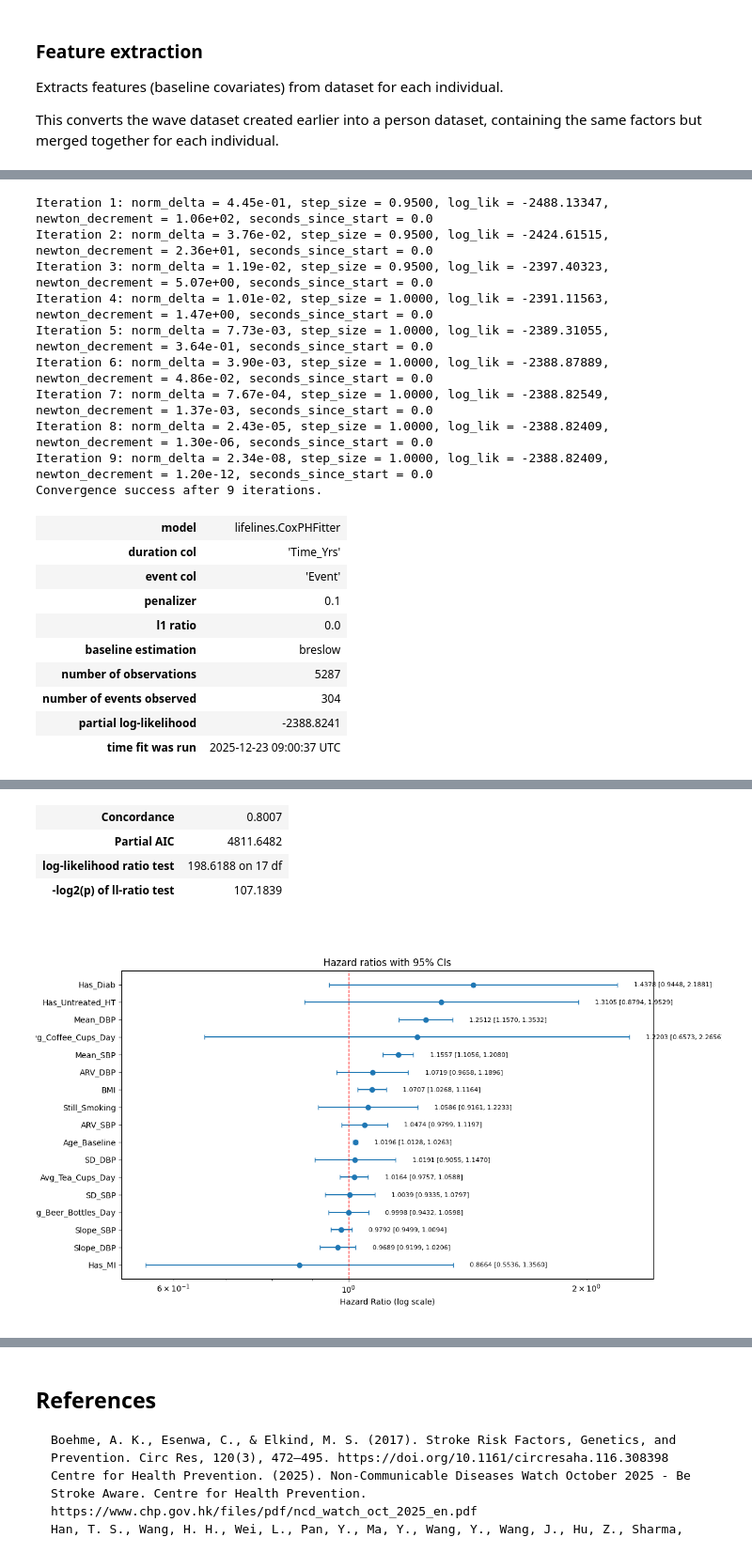
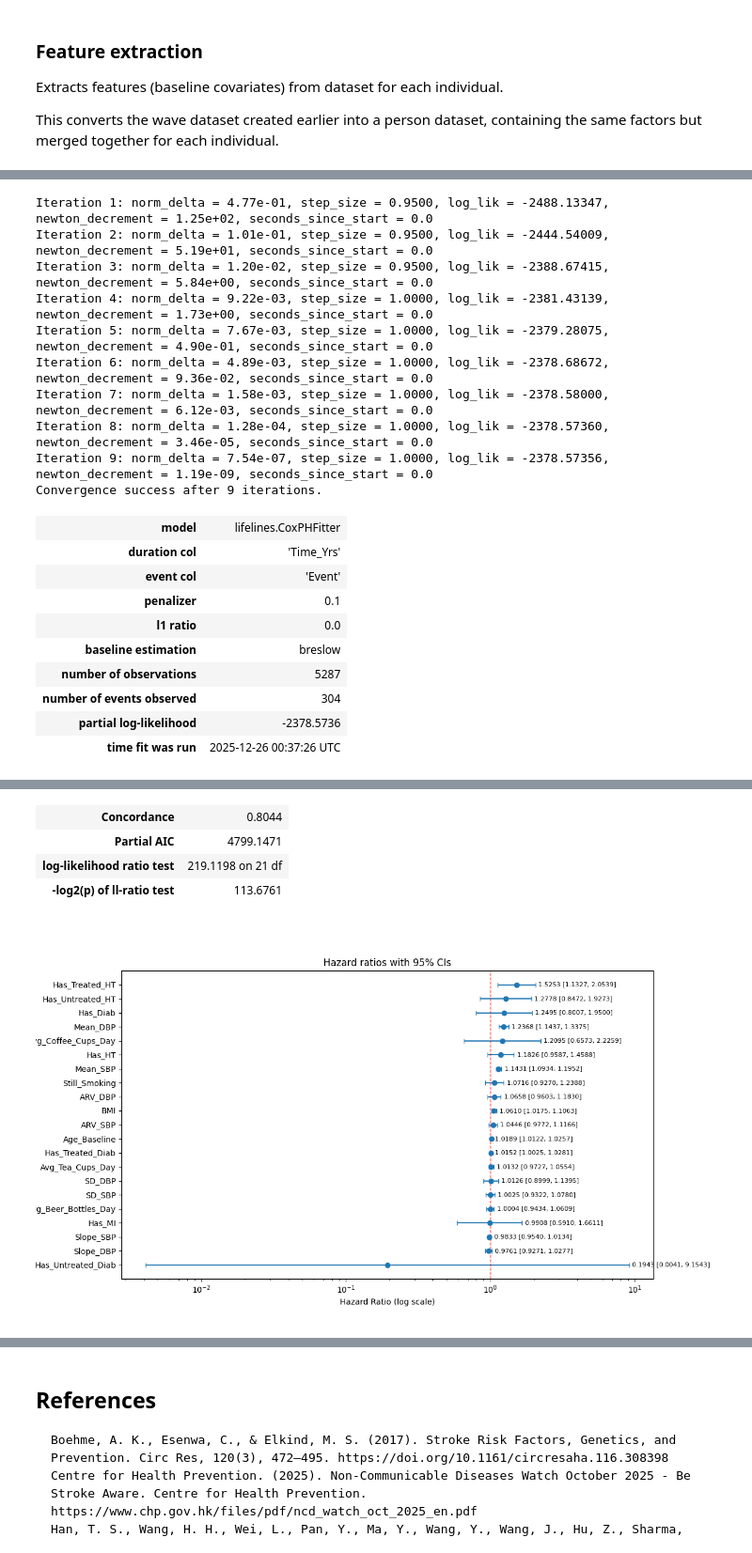
Before and after one commit to ZCG-coder/HKU_Budding_1, a Jupyter notebook: data/Explore.ipynb, the cells around one changed output, grey strips where cells are left out. Shown: that part at 94% size. Drawn from its saved outputs; the diff is of its cells as text; code cells hidden in the pictures.

```diff
--- a/data/Explore.ipynb
+++ b/data/Explore.ipynb
@@ -393,13 +400,33 @@ for pid, df in persons.items():
     age_baseline = baseline_row["Age"]
     bmi = baseline_row["BMI"]
     has_untreated_ht = baseline_row["Has_HT"] and not baseline_row["HT_OnHTDrugs"]
-    has_diab = baseline_row['Has_Diab']
+    has_treated_ht = baseline_row["Has_HT"] and baseline_row["HT_OnHTDrugs"]
+    has_untreated_diab = baseline_row['Has_Diab'] and not (
+        baseline_row["Diab_Age"] or
+        baseline_row["Diab_OnDiet"] or
+        baseline_row["Diet_OnWeightCtrl"] or
+        baseline_row["Diab_OnOralMeds"] or
+        baseline_row["Diab_OnInsulin"]
+    )
+    has_treated_diab = baseline_row['Has_Diab'] and (
+        baseline_row["Diab_Age"] or
+        baseline_row["Diab_OnDiet"] or
+        baseline_row["Diet_OnWeightCtrl"] or
+        baseline_row["Diab_OnOralMeds"] or
+        baseline_row["Diab_OnInsulin"]
+    )
     has_mi = baseline_row['Has_MI']
     still_smoking = baseline_row['Still_Smoking']
-    years_with_ht = baseline_row['Wave']
+    years_with_ht = age_baseline
     avg_beer_day = baseline_row['Avg_Beer_Bottles_Day']
     avg_tea_day = baseline_row['Avg_Tea_Cups_Day']
     avg_coffee_day = baseline_row['Avg_Coffee_Cups_Day']
+
+
+    years_ht   = infer_years_with_condition(df, onset_col='HT_Age',   age_col='Age')
+    years_diab = infer_years_with_condition(df, onset_col='Diab_Age', age_col='Age')
+    years_mi   = infer_years_with_condition(df, onset_col='MI_Age',   age_col='Age')
+    years_tia  = infer_years_with_condition(df, onset_col='TIA_Age',  age_col='Age')
 
     row = {
         'ID': pid,
@@ -420,23 +447,27 @@ for pid, df in persons.items():
         'Age_Baseline': age_baseline,
         'BMI': bmi,
         'Has_Untreated_HT': has_untreated_ht,
+        'Has_Treated_HT': has_treated_ht,
+        'Has_HT': baseline_row["Has_HT"],
         'Years_HT': years_with_ht,
-        'Has_Diab': has_diab,
+        'Has_Untreated_Diab': has_untreated_diab,
+        'Has_Treated_Diab': has_treated_diab,
+        'Has_Diab': baseline_row["Has_Diab"],
         'Has_MI': has_mi,
         'Still_Smoking': still_smoking,
         'Avg_Beer_Bottles_Day': avg_beer_day,
         'Avg_Coffee_Cups_Day': avg_coffee_day,
         'Avg_Tea_Cups_Day': avg_tea_day,
+        'Years_HT': years_ht,
+        'Years_Diab': years_diab,
+        'Years_MI': years_mi,
+        'Years_TIA': years_tia,
     }
     rows.append(row)
 
 df_person = pd.DataFrame(rows)
 df_person = df_person.dropna(subset=['Time_Yrs'])
 
-# Incidence by slope tertiles
-df_person['Slope_SBP_Q'] = pd.qcut(df_person['Slope_SBP'].fillna(0), q=3, labels=['Low', 'Mid', 'High'])
-df_person['Slope_DBP_Q'] = pd.qcut(df_person['Slope_DBP'].fillna(0), q=3, labels=['Low', 'Mid', 'High'])
-
 df_person
 # %% [output]
 |  | ID | Baseline_Wave | N_Obs_SBP | N_Obs_DBP | Mean_SBP | Mean_DBP | SD_SBP | SD_DBP | ARV_SBP | ARV_DBP | ... |
@@ -481,7 +516,7 @@ In the Cox model, the following variables are scaled to ensure better visibility
 - BMI - Scaled by 2 times
 # %%
 cph_df = df_person[['Time_Yrs', 'Event', 'Slope_SBP', 'Slope_DBP', 'Mean_SBP', 'Mean_DBP', 'SD_SBP', 'SD_DBP', 'ARV_SBP', 'ARV_DBP',
-                    'Age_Baseline', 'BMI', 'Has_Untreated_HT', 'Has_Diab', 'Has_MI', 'Still_Smoking',
+                    'Age_Baseline', 'BMI', 'Has_Untreated_HT', 'Has_Untreated_Diab', 'Has_Treated_HT', 'Has_Treated_Diab', 'Has_HT', 'Has_Diab', 'Has_MI', 'Still_Smoking',
                     'Avg_Beer_Bottles_Day', 'Avg_Coffee_Cups_Day', 'Avg_Tea_Cups_Day', ]].copy()
 cph_df = cph_df.dropna()
 
@@ -548,15 +583,15 @@ for i, (h, lo, hi) in enumerate(zip(hr, summary_df['hr_lower'], summary_df['hr_u
 
 plt.show()
 # %% [output]
-Iteration 1: norm_delta = 4.45e-01, step_size = 0.9500, log_lik = -2488.13347, newton_decrement = 1.06e+02, seconds_since_start = 0.0
-Iteration 2: norm_delta = 3.76e-02, step_size = 0.9500, log_lik = -2424.61515, newton_decrement = 2.36e+01, seconds_since_start = 0.0
-Iteration 3: norm_delta = 1.19e-02, step_size = 0.9500, log_lik = -2397.40323, newton_decrement = 5.07e+00, seconds_since_start = 0.0
-Iteration 4: norm_delta = 1.01e-02, step_size = 1.0000, log_lik = -2391.11563, newton_decrement = 1.47e+00, seconds_since_start = 0.0
-Iteration 5: norm_delta = 7.73e-03, step_size = 1.0000, log_lik = -2389.31055, newton_decrement = 3.64e-01, seconds_since_start = 0.0
-Iteration 6: norm_delta = 3.90e-03, step_size = 1.0000, log_lik = -2388.87889, newton_decrement = 4.86e-02, seconds_since_start = 0.0
-Iteration 7: norm_delta = 7.67e-04, step_size = 1.0000, log_lik = -2388.82549, newton_decrement = 1.37e-03, seconds_since_start = 0.0
-Iteration 8: norm_delta = 2.43e-05, step_size = 1.0000, log_lik = -2388.82409, newton_decrement = 1.30e-06, seconds_since_start = 0.0
-Iteration 9: norm_delta = 2.34e-08, step_size = 1.0000, log_lik = -2388.82409, newton_decrement = 1.20e-12, seconds_since_start = 0.0
+Iteration 1: norm_delta = 4.77e-01, step_size = 0.9500, log_lik = -2488.13347, newton_decrement = 1.25e+02, seconds_since_start = 0.0
+Iteration 2: norm_delta = 1.01e-01, step_size = 0.9500, log_lik = -2444.54009, newton_decrement = 5.19e+01, seconds_since_start = 0.0
+Iteration 3: norm_delta = 1.20e-02, step_size = 0.9500, log_lik = -2388.67415, newton_decrement = 5.84e+00, seconds_since_start = 0.0
+Iteration 4: norm_delta = 9.22e-03, step_size = 1.0000, log_lik = -2381.43139, newton_decrement = 1.73e+00, seconds_since_start = 0.0
+Iteration 5: norm_delta = 7.67e-03, step_size = 1.0000, log_lik = -2379.28075, newton_decrement = 4.90e-01, seconds_since_start = 0.0
+Iteration 6: norm_delta = 4.89e-03, step_size = 1.0000, log_lik = -2378.68672, newton_decrement = 9.36e-02, seconds_since_start = 0.0
+Iteration 7: norm_delta = 1.58e-03, step_size = 1.0000, log_lik = -2378.58000, newton_decrement = 6.12e-03, seconds_since_start = 0.0
+Iteration 8: norm_delta = 1.28e-04, step_size = 1.0000, log_lik = -2378.57360, newton_decrement = 3.46e-05, seconds_since_start = 0.0
+Iteration 9: norm_delta = 7.54e-07, step_size = 1.0000, log_lik = -2378.57356, newton_decrement = 1.19e-09, seconds_since_start = 0.0
 Convergence success after 9 iterations.
 | model | lifelines.CoxPHFitter |
 | duration col | 'Time_Yrs' |
@@ -566,6 +601,6 @@ Convergence success after 9 iterations.
 | baseline estimation | breslow |
 | number of observations | 5287 |
 | number of events observed | 304 |
-| partial log-likelihood | -2388.8241 |
-| time fit was run | 2025-12-23 09:00:37 UTC |
+| partial log-likelihood | -2378.5736 |
+| time fit was run | 2025-12-26 00:37:26 UTC |
 |  | coef | exp(coef) | se(coef) | coef lower 95% | coef upper 95% | exp(coef) lower 95% | ... |
@@ -589,6 +623,6 @@ Convergence success after 9 iterations.
-| Concordance | 0.8007 |
-| Partial AIC | 4811.6482 |
-| log-likelihood ratio test | 198.6188 on 17 df |
-| -log2(p) of ll-ratio test | 107.1839 |
+| Concordance | 0.8044 |
+| Partial AIC | 4799.1471 |
+| log-likelihood ratio test | 219.1198 on 21 df |
+| -log2(p) of ll-ratio test | 113.6761 |
-[figure, old version]
+[figure, new version]
 # %% [markdown]
```
Also changed, not shown: parts of 9 cells of this notebook, 2 other files.
